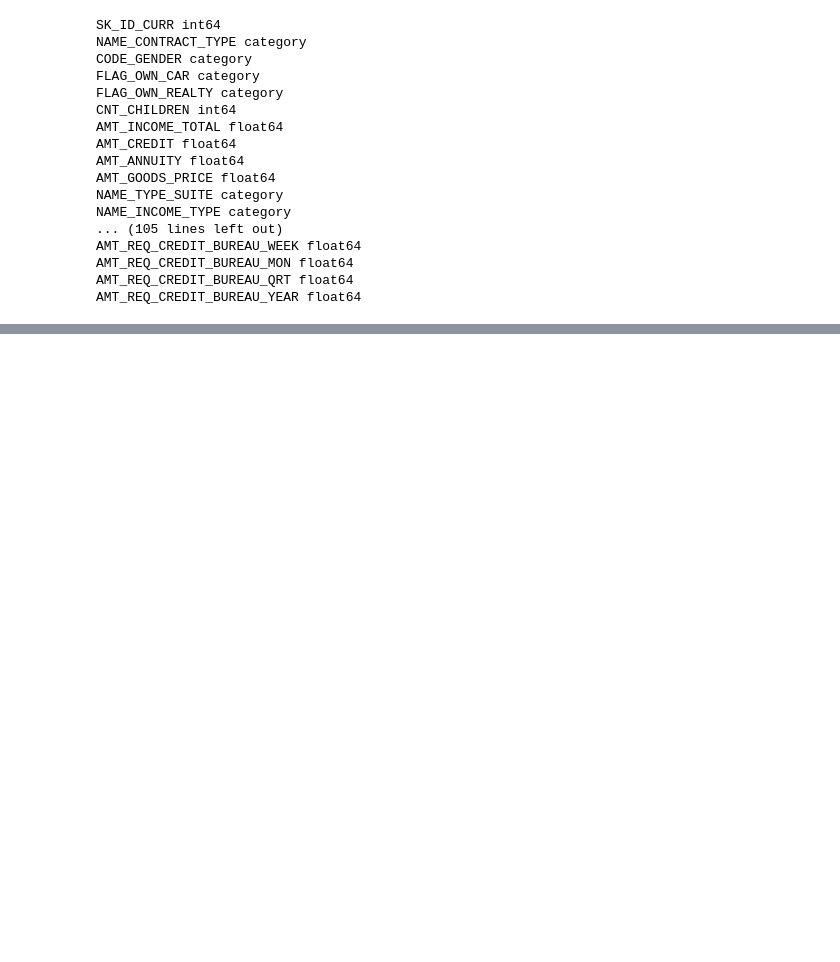
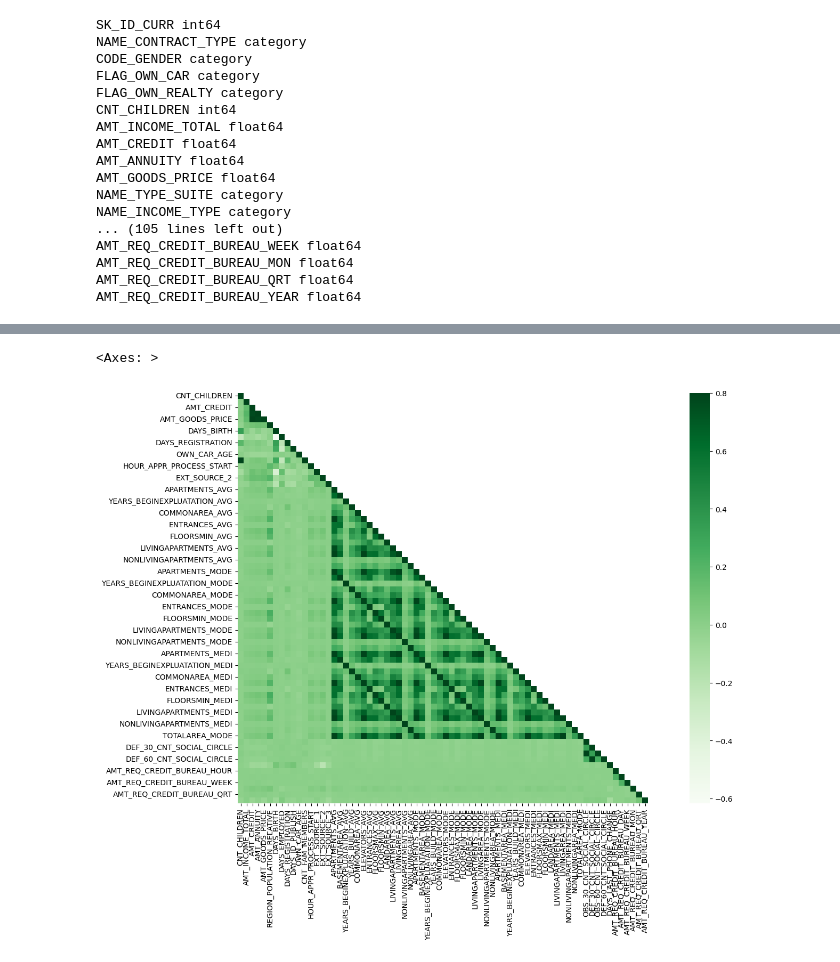
Before and after one commit to VladFo01/eda_and_supervised_learning-lab, a Jupyter notebook: lab.ipynb, the cells around one changed output, grey strips where cells are left out. Saved outputs shown, nothing was run; the diff lists cells and outputs as text; code cells hidden in the pictures; blank space fills up the shorter version.

```diff
--- a/lab.ipynb
+++ b/lab.ipynb
@@ -116,0 +333,11 @@ AMT_REQ_CREDIT_BUREAU_YEAR float64
+# %%
+import numpy as np
+corrMatt = train_data[numerical_features].corr()
+mask = np.array(corrMatt)
+mask[np.tril_indices_from(mask)] = False
+fig,ax= plt.subplots()
+fig.set_size_inches(20,10)
+sns.heatmap(corrMatt, cmap="Greens", mask=mask,vmax=.8, square=True,annot=False)
+# %% [output]
+<Axes: >
+[figure, added]
```
Also changed, not shown: parts of 28 cells of this notebook, 2 other files.
